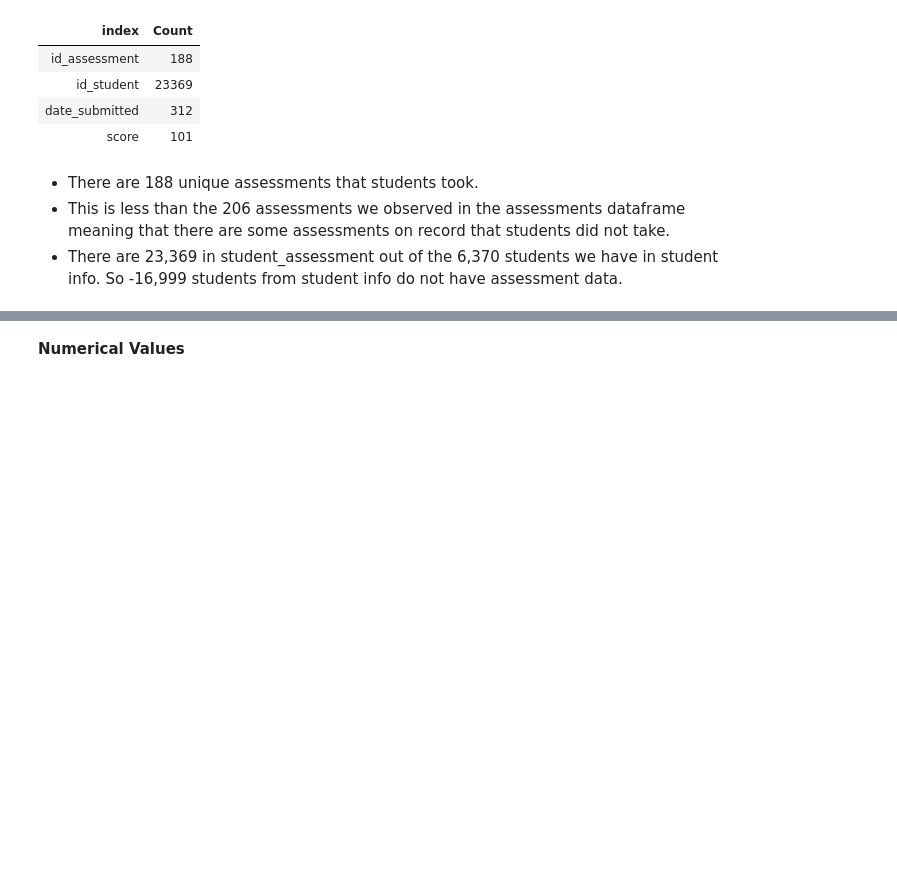
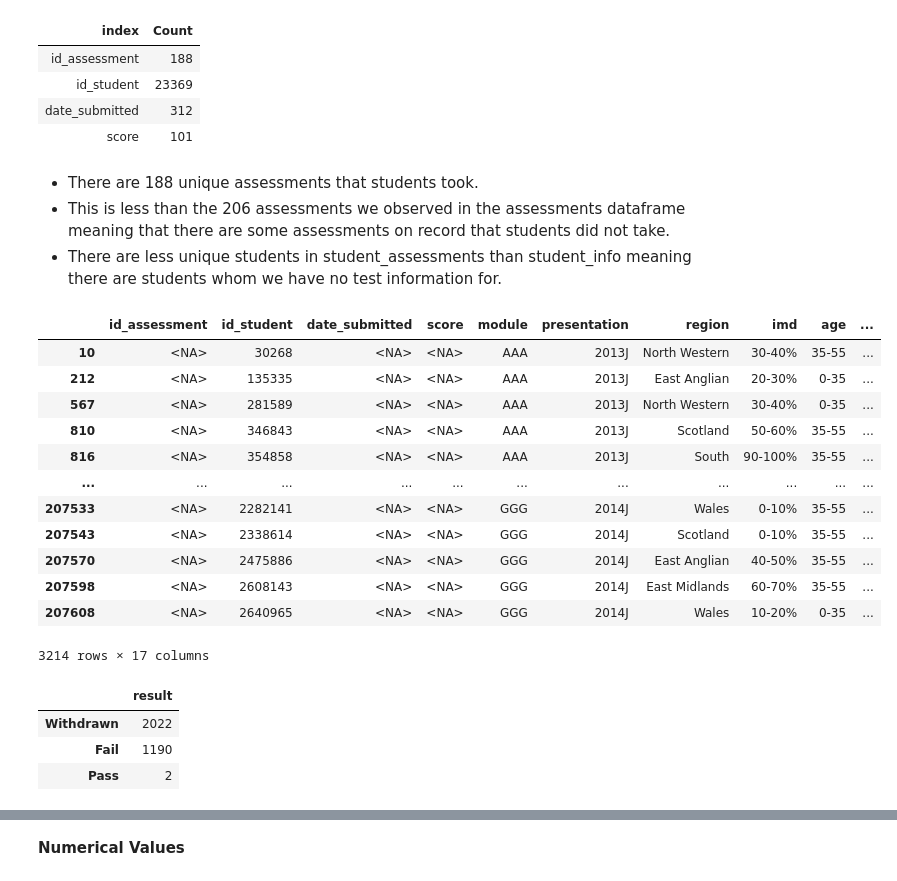
Before and after one commit to freyjagarner/Student-Data-Analysis, a Jupyter notebook: Capstone/Assessments.ipynb, the cells around one changed output, grey strips where cells are left out. Drawn from its saved outputs; the diff is of its cells as text; code cells hidden in the pictures; blank space fills up the shorter version.

Commit message:
update assessments based on new stud_info

```diff
--- a/Capstone/Assessments.ipynb
+++ b/Capstone/Assessments.ipynb
@@ -373,19 +373,38 @@ count_unique(student_assessment)
 assmnt_count = student_assessment['id_assessment'].nunique()
 # get the number of unique assessments in assessments
 total_assmnts = assessments['id_assessment'].nunique()
-# get the number of unique students in student assessment
-assmnt_unique_students = student_assessment['id_student'].nunique()
-# get the number of unique students in student info
-si_unique_students = stud_info['id_student'].nunique()
 md(f'''
 * There are {assmnt_count} unique assessments that students took.
 * This is less than the {total_assmnts} assessments we observed in the assessments dataframe meaning that there are some assessments on record that students did not take.
-* There are {"{:,}".format(assmnt_unique_students)} in student_assessment out of the {"{:,}".format(si_unique_students)}
-students we have in student info. So {"{:,}".format(si_unique_students - assmnt_unique_students)} students from student info do not have assessment data.
+* There are less unique students in student_assessments than student_info meaning there are students whom we have no test information for.
 ''')
 # %% [output]
 
 * There are 188 unique assessments that students took.
 * This is less than the 206 assessments we observed in the assessments dataframe meaning that there are some assessments on record that students did not take.
-* There are 23,369 in student_assessment out of the 6,370
-students we have in student info. So -16,999 students from student info do not have assessment data.
+* There are less unique students in student_assessments than student_info meaning there are students whom we have no test information for.
+# %%
+merged_si_sa = student_assessment.merge(stud_info, how='right', indicator=True)
+no_assessments = merged_si_sa.loc[merged_si_sa['_merge'] == 'right_only']
+no_assessments
+# %% [output]
+|  | id_assessment | id_student | date_submitted | score | module | presentation | region | imd | age | ... |
+| 10 | <NA> | 30268 | <NA> | <NA> | AAA | 2013J | North Western | 30-40% | 35-55 | ... |
+| 212 | <NA> | 135335 | <NA> | <NA> | AAA | 2013J | East Anglian | 20-30% | 0-35 | ... |
+| 567 | <NA> | 281589 | <NA> | <NA> | AAA | 2013J | North Western | 30-40% | 0-35 | ... |
+| 810 | <NA> | 346843 | <NA> | <NA> | AAA | 2013J | Scotland | 50-60% | 35-55 | ... |
+| 816 | <NA> | 354858 | <NA> | <NA> | AAA | 2013J | South | 90-100% | 35-55 | ... |
+| ... | ... | ... | ... | ... | ... | ... | ... | ... | ... | ... |
+| 207533 | <NA> | 2282141 | <NA> | <NA> | GGG | 2014J | Wales | 0-10% | 35-55 | ... |
+| 207543 | <NA> | 2338614 | <NA> | <NA> | GGG | 2014J | Scotland | 0-10% | 35-55 | ... |
+| 207570 | <NA> | 2475886 | <NA> | <NA> | GGG | 2014J | East Anglian | 40-50% | 35-55 | ... |
+| 207598 | <NA> | 2608143 | <NA> | <NA> | GGG | 2014J | East Midlands | 60-70% | 35-55 | ... |
+| 207608 | <NA> | 2640965 | <NA> | <NA> | GGG | 2014J | Wales | 10-20% | 0-35 | ... |
+3214 rows × 17 columns
+# %%
+dataframe(no_assessments['result'].value_counts())
+# %% [output]
+|  | result |
+| Withdrawn | 2022 |
+| Fail | 1190 |
+| Pass | 2 |
```
Also changed, not shown: parts of 3 cells of this notebook.
